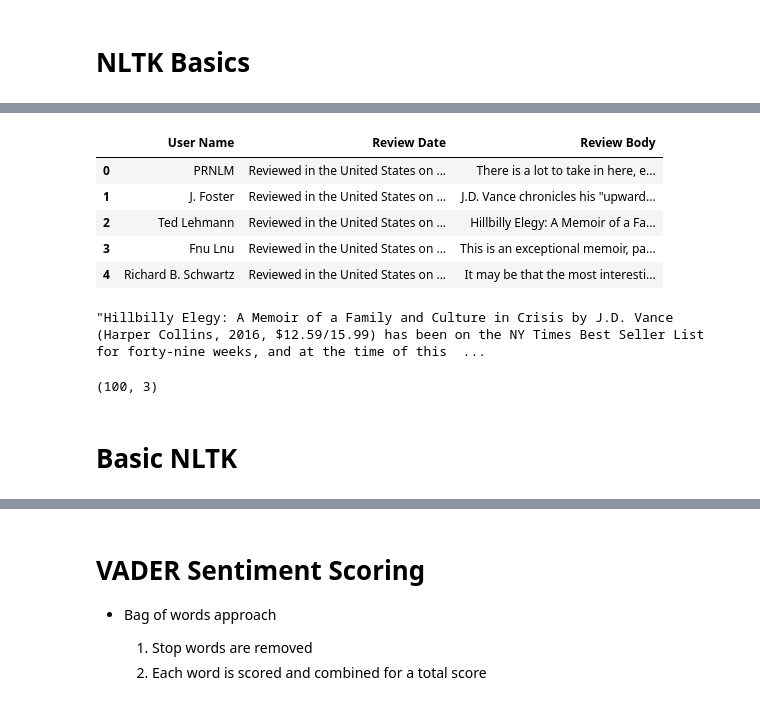
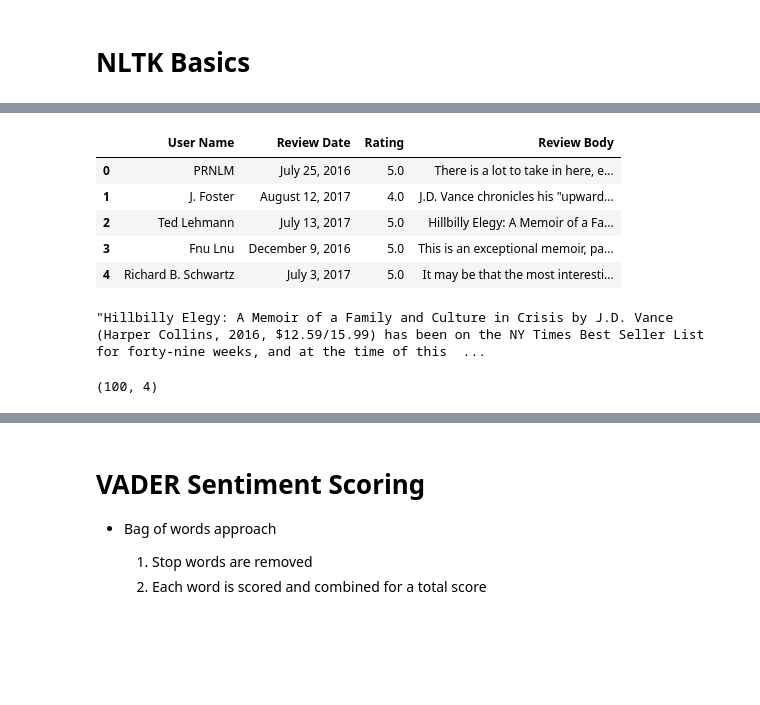
Before and after one commit to sutanto5/Amazon_WebScraper, a Jupyter notebook: Amazon_Sentiment_Analysis.ipynb, the cells around one changed output, grey strips where cells are left out. Drawn from its saved outputs; the diff is of its cells as text; code cells hidden in the pictures; blank space fills up the shorter version.

```diff
--- a/Amazon_Sentiment_Analysis.ipynb
+++ b/Amazon_Sentiment_Analysis.ipynb
@@ -23,14 +24,14 @@ from nltk.sentiment.vader import SentimentIntensityAnalyzer
 # %%
 #import data
-df = pd.read_csv('hillbilly_elegy.csv')
+df = pd.read_csv('hillbilly.csv')
 df.head()
 # %% [output]
-|  | User Name | Review Date | Review Body |
-| 0 | PRNLM | Reviewed in the United States on ... | There is a lot to take in here, e... |
-| 1 | J. Foster | Reviewed in the United States on ... | J.D. Vance chronicles his "upward... |
-| 2 | Ted Lehmann | Reviewed in the United States on ... | Hillbilly Elegy: A Memoir of a Fa... |
-| 3 | Fnu Lnu | Reviewed in the United States on ... | This is an exceptional memoir, pa... |
-| 4 | Richard B. Schwartz | Reviewed in the United States on ... | It may be that the most interesti... |
+|  | User Name | Review Date | Rating | Review Body |
+| 0 | PRNLM | July 25, 2016 | 5.0 | There is a lot to take in here, e... |
+| 1 | J. Foster | August 12, 2017 | 4.0 | J.D. Vance chronicles his "upward... |
+| 2 | Ted Lehmann | July 13, 2017 | 5.0 | Hillbilly Elegy: A Memoir of a Fa... |
+| 3 | Fnu Lnu | December 9, 2016 | 5.0 | This is an exceptional memoir, pa... |
+| 4 | Richard B. Schwartz | July 3, 2017 | 5.0 | It may be that the most interesti... |
 # %%
 df['Review Body'].values[2]
 # %% [output]
@@ -38,6 +39,4 @@ df['Review Body'].values[2]
 # %%
 df.shape
 # %% [output]
-(100, 3)
+(100, 4)
-# %% [markdown]
-# **Basic NLTK**
```
Also changed, not shown: parts of 24 cells of this notebook.
